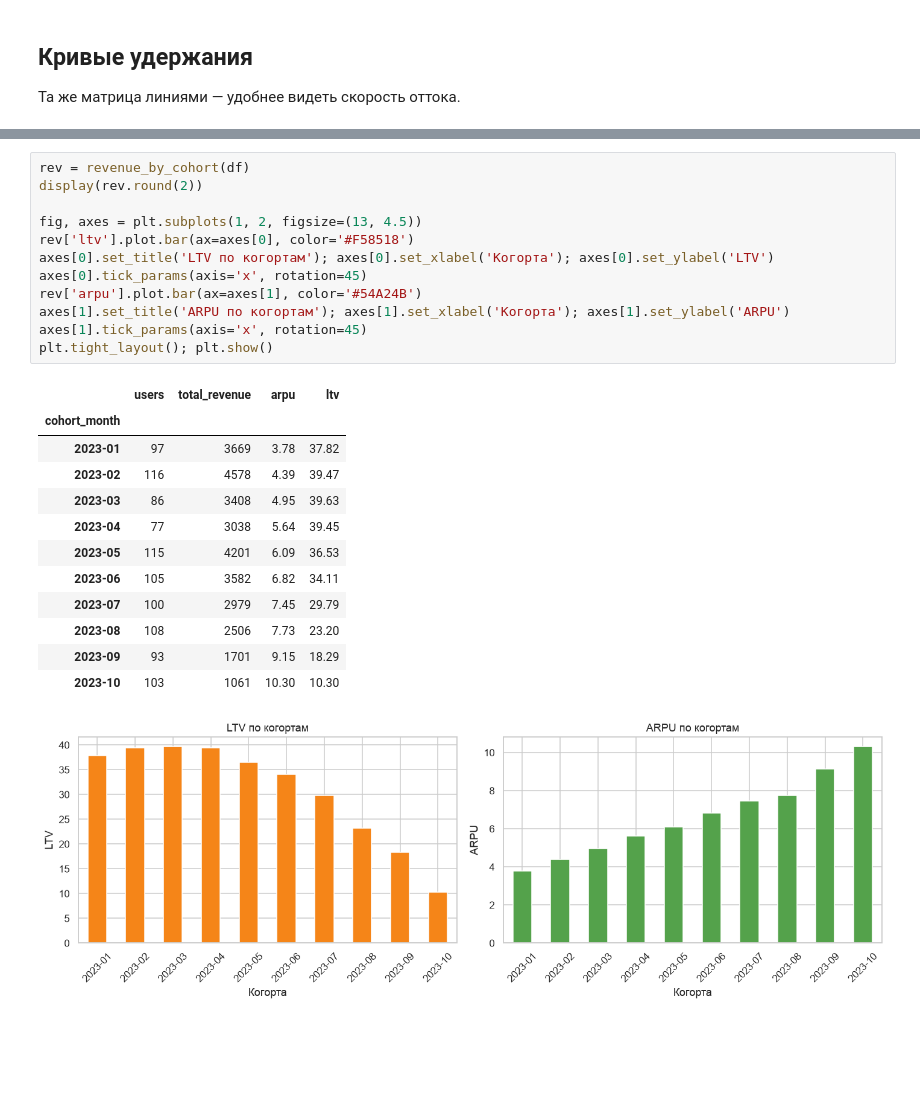
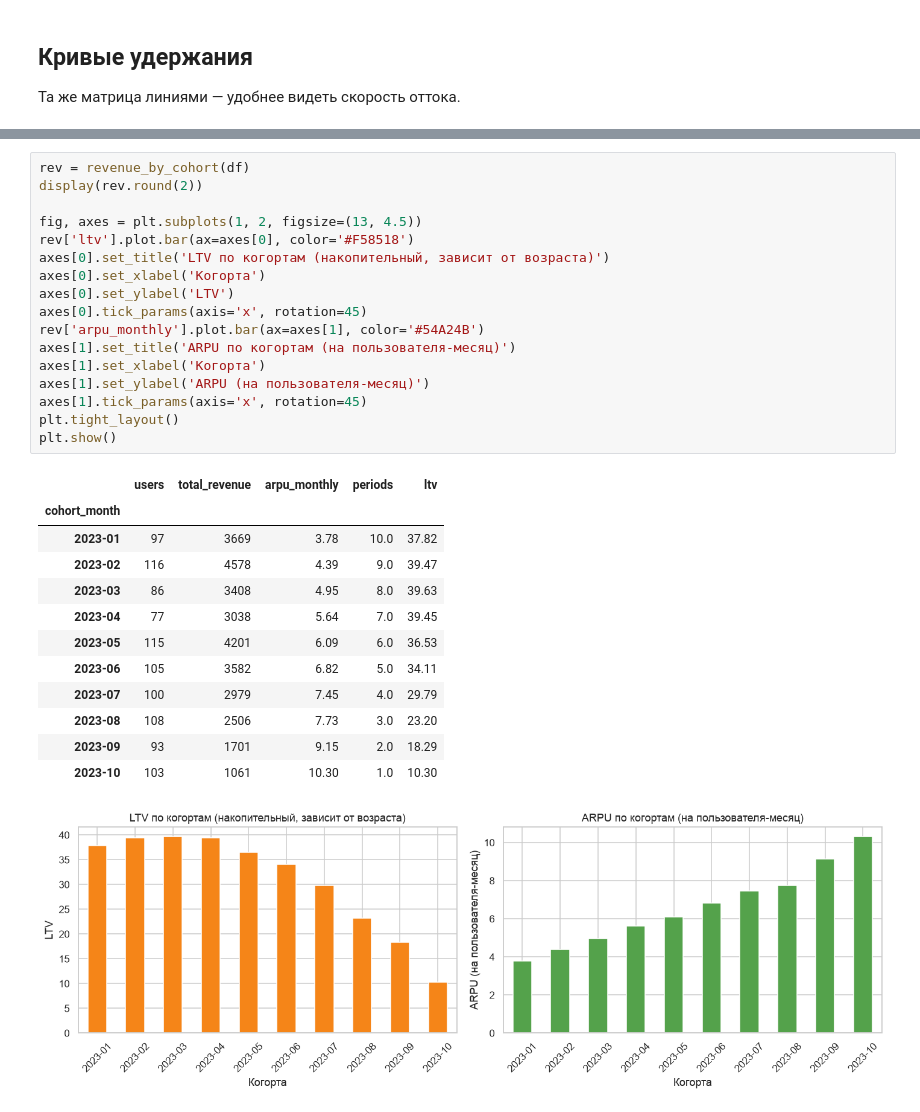
Before and after one commit to NikitaBoyarkin/tableau_cohort_analysis, a Jupyter notebook: tableau_cohort_analysis.ipynb, the cells around one changed output, grey strips where cells are left out. Saved outputs shown, nothing was run; the diff lists cells and outputs as text; blank space fills up the shorter version.

```diff
--- a/tableau_cohort_analysis.ipynb
+++ b/tableau_cohort_analysis.ipynb
@@ -113,29 +181,34 @@ plt.tight_layout(); plt.show()
 # %%
 rev = revenue_by_cohort(df)
 display(rev.round(2))
 
 fig, axes = plt.subplots(1, 2, figsize=(13, 4.5))
 rev['ltv'].plot.bar(ax=axes[0], color='#F58518')
-axes[0].set_title('LTV по когортам'); axes[0].set_xlabel('Когорта'); axes[0].set_ylabel('LTV')
+axes[0].set_title('LTV по когортам (накопительный, зависит от возраста)')
+axes[0].set_xlabel('Когорта')
+axes[0].set_ylabel('LTV')
 axes[0].tick_params(axis='x', rotation=45)
-rev['arpu'].plot.bar(ax=axes[1], color='#54A24B')
-axes[1].set_title('ARPU по когортам'); axes[1].set_xlabel('Когорта'); axes[1].set_ylabel('ARPU')
+rev['arpu_monthly'].plot.bar(ax=axes[1], color='#54A24B')
+axes[1].set_title('ARPU по когортам (на пользователя-месяц)')
+axes[1].set_xlabel('Когорта')
+axes[1].set_ylabel('ARPU (на пользователя-месяц)')
 axes[1].tick_params(axis='x', rotation=45)
-plt.tight_layout(); plt.show()
+plt.tight_layout()
+plt.show()
 # %% [output]
-|  | users | total_revenue | arpu | ltv |
-| cohort_month |  |  |  |  |
-| 2023-01 | 97 | 3669 | 3.78 | 37.82 |
-| 2023-02 | 116 | 4578 | 4.39 | 39.47 |
-| 2023-03 | 86 | 3408 | 4.95 | 39.63 |
-| 2023-04 | 77 | 3038 | 5.64 | 39.45 |
-| 2023-05 | 115 | 4201 | 6.09 | 36.53 |
-| 2023-06 | 105 | 3582 | 6.82 | 34.11 |
-| 2023-07 | 100 | 2979 | 7.45 | 29.79 |
-| 2023-08 | 108 | 2506 | 7.73 | 23.20 |
-| 2023-09 | 93 | 1701 | 9.15 | 18.29 |
-| 2023-10 | 103 | 1061 | 10.30 | 10.30 |
+|  | users | total_revenue | arpu_monthly | periods | ltv |
+| cohort_month |  |  |  |  |  |
+| 2023-01 | 97 | 3669 | 3.78 | 10.0 | 37.82 |
+| 2023-02 | 116 | 4578 | 4.39 | 9.0 | 39.47 |
+| 2023-03 | 86 | 3408 | 4.95 | 8.0 | 39.63 |
+| 2023-04 | 77 | 3038 | 5.64 | 7.0 | 39.45 |
+| 2023-05 | 115 | 4201 | 6.09 | 6.0 | 36.53 |
+| 2023-06 | 105 | 3582 | 6.82 | 5.0 | 34.11 |
+| 2023-07 | 100 | 2979 | 7.45 | 4.0 | 29.79 |
+| 2023-08 | 108 | 2506 | 7.73 | 3.0 | 23.20 |
+| 2023-09 | 93 | 1701 | 9.15 | 2.0 | 18.29 |
+| 2023-10 | 103 | 1061 | 10.30 | 1.0 | 10.30 |
-[figure, old version]
+[figure, new version]
 # %% [markdown]
 ## Выводы
 
```
Also changed, not shown: parts of 11 cells of this notebook, 17 other files.
